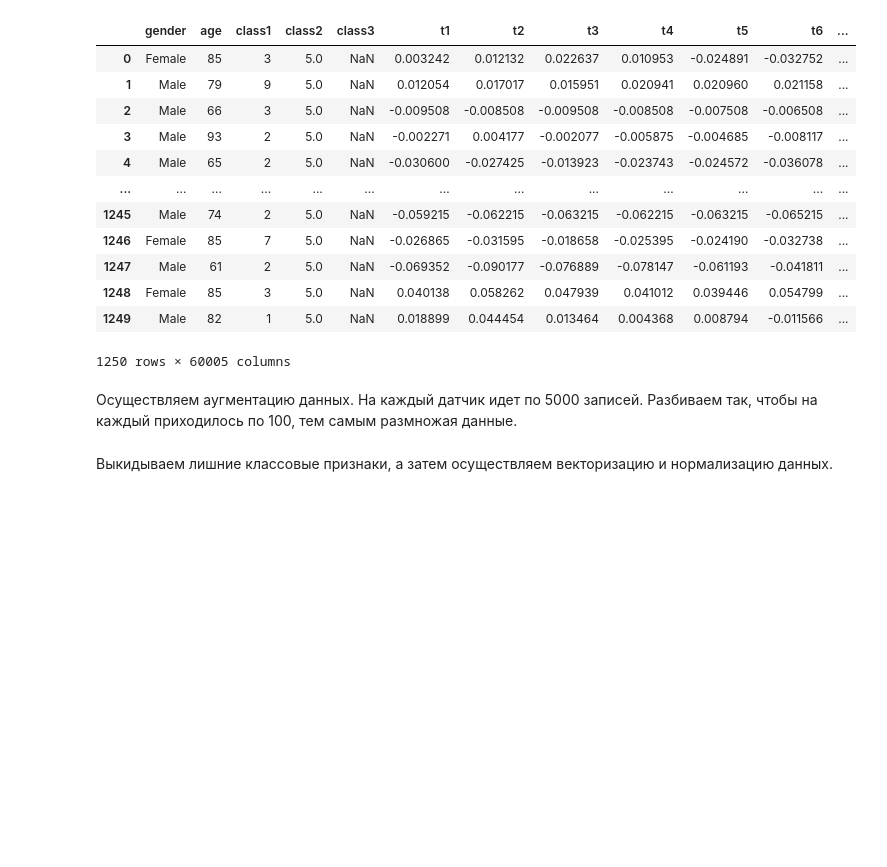
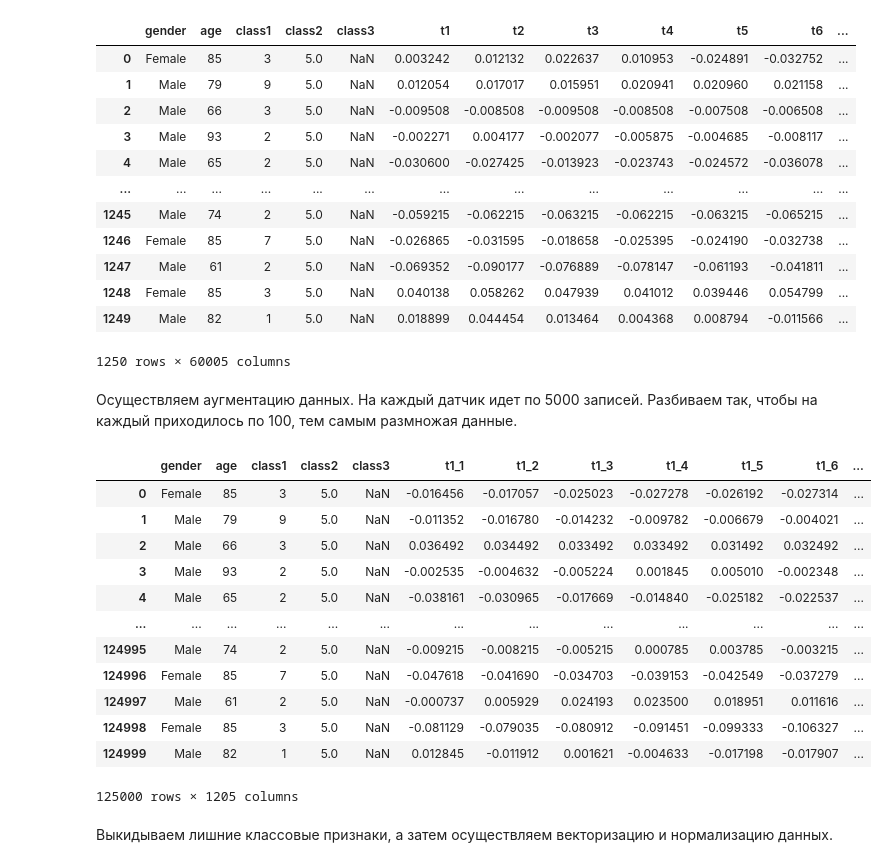
Before and after one commit to Befezdow/ai_test, a Jupyter notebook: lab3.ipynb, the cells around one changed output. Drawn from its saved outputs; the diff is of its cells as text; code cells hidden in the pictures; blank space fills up the shorter version.

```diff
--- a/lab3.ipynb
+++ b/lab3.ipynb
@@ -38,31 +39,65 @@ data
 1250 rows × 60005 columns
 # %% [markdown]
 Осуществляем аугментацию данных. На каждый датчик идет по 5000 записей. Разбиваем так, чтобы на каждый приходилось по 100, тем самым размножая данные.
+# %%
+# когда во фрейме всего одно отведение
+count_of_iterations = 100
+needed_per_abduction = 100
+
+non_sliceable_columns = data.iloc[:,0:5]
+sliceable_columns = data.iloc[:,5:]
+sliceable_columns_count = sliceable_columns.shape[1]
+
+new_data = pd.DataFrame()
+for i in range(count_of_iterations):
+  random_position = random.randint(0, sliceable_columns_count - needed_per_abduction)
+  columns_slice = sliceable_columns.iloc[:, random_position:random_position + needed_per_abduction]
+  completed_slice = pd.concat([non_sliceable_columns.copy(), columns_slice.copy()], axis=1, sort=False, ignore_index=True)
+  new_data = pd.concat([new_data, completed_slice], axis=0, sort=False, ignore_index=True)
+
+new_data.columns = ['gender', 'age', 'class1', 'class2', 'class3', *['t{}'.format(i + 1) for i in range(needed_per_abduction)]]
+new_data
 # %%
-current_count_per_sensor = 5000
-needed_count_per_sensor = 100
-sensors_count = 12
+# когда во фрейме произвольное кол-во отведений
+count_of_iterations = 100
+abductions_count = 12
+needed_per_abduction = 100
 
 non_sliceable_columns = data.iloc[:,0:5]
 sliceable_columns = data.iloc[:,5:]
+sliceable_columns_count = sliceable_columns.shape[1]
+per_abduction = int(sliceable_columns_count / abductions_count)
 
-current_offset = 0
 new_data = pd.DataFrame()
-for i in range(int(np.floor(current_count_per_sensor / needed_count_per_sensor))):
-  new_offset = current_offset + needed_count_per_sensor
-  new_slice = pd.DataFrame()
+for i in range(count_of_iterations):
+  random_position = random.randint(0, per_abduction - needed_per_abduction)
 
-  for j in range(sensors_count):
-    index_from = j * current_count_per_sensor + current_offset
-    index_to = j * current_count_per_sensor + new_offset
-    data_slice = sliceable_columns.iloc[:, index_from:index_to]
-    new_slice = pd.concat([new_slice, data_slice], axis=1, sort=False, ignore_index=True)
+  total_columns_slice = pd.DataFrame()
+  for j in range(abductions_count):
+    start_column = j * per_abduction + random_position
+    end_column = j * per_abduction + random_position + needed_per_abduction
+    columns_slice = sliceable_columns.iloc[:, start_column : end_column]
+    total_columns_slice = pd.concat([total_columns_slice, columns_slice.copy()], axis=1, sort=False, ignore_index=True)
 
-  completed_rows = pd.concat([non_sliceable_columns.copy(), new_slice], axis=1, sort=False, ignore_index=True)
-  new_data = pd.concat([new_data, completed_rows], axis=0, sort=False, ignore_index=True)
-  current_offset += needed_count_per_sensor
+  completed_slice = pd.concat([non_sliceable_columns.copy(), total_columns_slice], axis=1, sort=False, ignore_index=True)
+  new_data = pd.concat([new_data, completed_slice], axis=0, sort=False, ignore_index=True)
 
-new_data.columns = ['gender', 'age', 'class1', 'class2', 'class3', *['t{}'.format(i + 1) for i in range(needed_count_per_sensor * sensors_count)]]
+new_data.columns = ['gender', 'age', 'class1', 'class2', 'class3', *['t{}_{}'.format(i + 1, j + 1) for i in range(abductions_count) for j in range(needed_per_abduction)]]
+new_data
+# %% [output]
+|  | gender | age | class1 | class2 | class3 | t1_1 | t1_2 | t1_3 | t1_4 | t1_5 | t1_6 | ... |
+| 0 | Female | 85 | 3 | 5.0 | NaN | -0.016456 | -0.017057 | -0.025023 | -0.027278 | -0.026192 | -0.027314 | ... |
+| 1 | Male | 79 | 9 | 5.0 | NaN | -0.011352 | -0.016780 | -0.014232 | -0.009782 | -0.006679 | -0.004021 | ... |
+| 2 | Male | 66 | 3 | 5.0 | NaN | 0.036492 | 0.034492 | 0.033492 | 0.033492 | 0.031492 | 0.032492 | ... |
+| 3 | Male | 93 | 2 | 5.0 | NaN | -0.002535 | -0.004632 | -0.005224 | 0.001845 | 0.005010 | -0.002348 | ... |
+| 4 | Male | 65 | 2 | 5.0 | NaN | -0.038161 | -0.030965 | -0.017669 | -0.014840 | -0.025182 | -0.022537 | ... |
+| ... | ... | ... | ... | ... | ... | ... | ... | ... | ... | ... | ... | ... |
+| 124995 | Male | 74 | 2 | 5.0 | NaN | -0.009215 | -0.008215 | -0.005215 | 0.000785 | 0.003785 | -0.003215 | ... |
+| 124996 | Female | 85 | 7 | 5.0 | NaN | -0.047618 | -0.041690 | -0.034703 | -0.039153 | -0.042549 | -0.037279 | ... |
+| 124997 | Male | 61 | 2 | 5.0 | NaN | -0.000737 | 0.005929 | 0.024193 | 0.023500 | 0.018951 | 0.011616 | ... |
+| 124998 | Female | 85 | 3 | 5.0 | NaN | -0.081129 | -0.079035 | -0.080912 | -0.091451 | -0.099333 | -0.106327 | ... |
+| 124999 | Male | 82 | 1 | 5.0 | NaN | 0.012845 | -0.011912 | 0.001621 | -0.004633 | -0.017198 | -0.017907 | ... |
+125000 rows × 1205 columns
 # %%
 data = new_data
 # %% [markdown]
```
Also changed, not shown: parts of 18 cells of this notebook.
